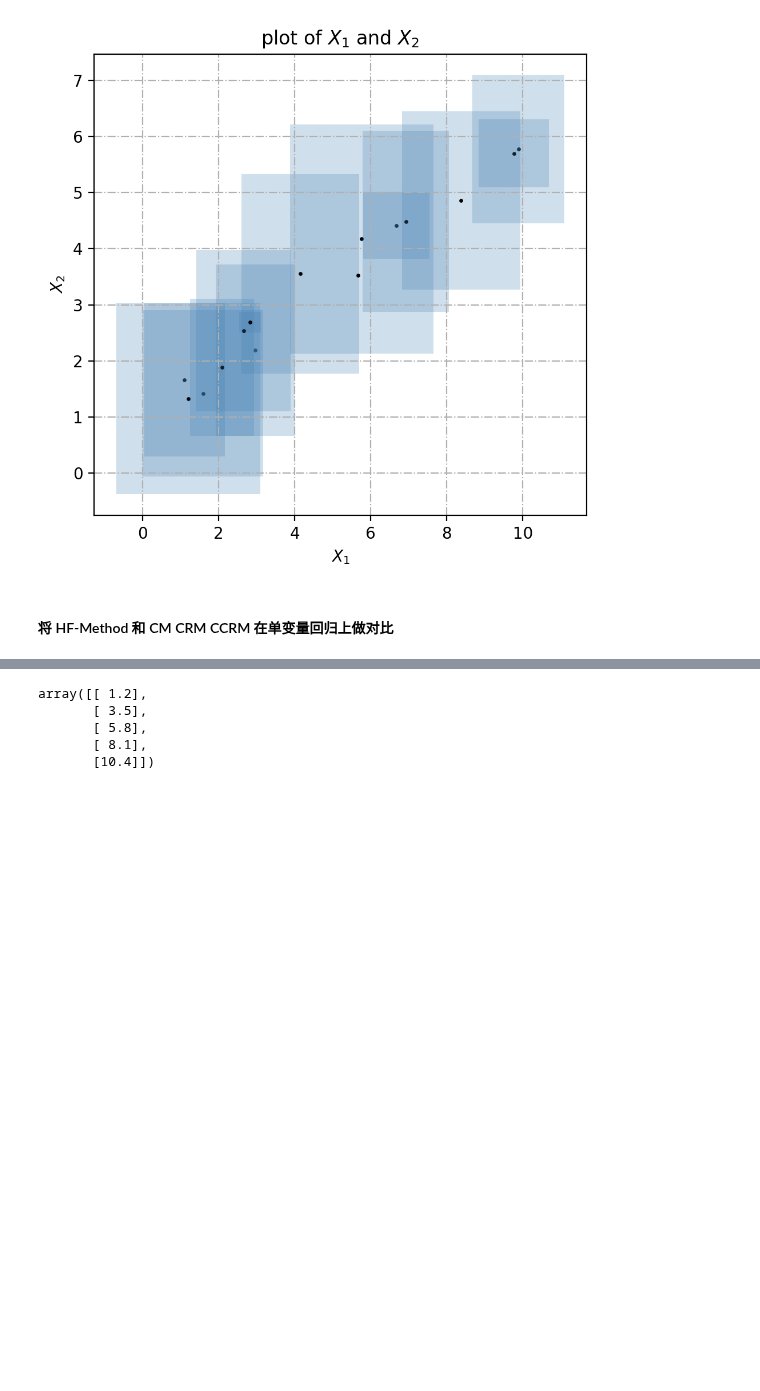
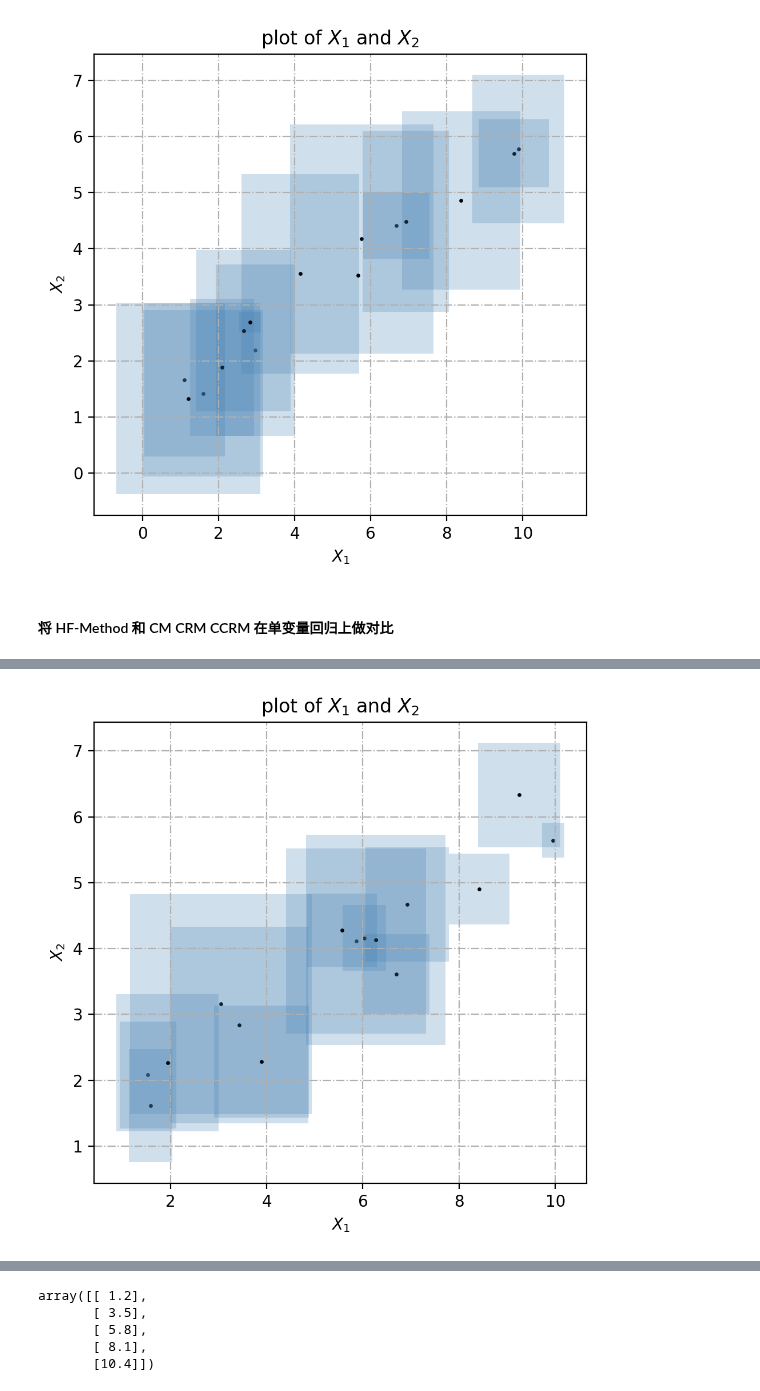
Before and after one commit to kxlkxl1999/ZKRP, a Jupyter notebook: regression.ipynb, the cells around one changed output, grey strips where cells are left out. Drawn from its saved outputs; the diff is of its cells as text; code cells hidden in the pictures; blank space fills up the shorter version.

```diff
--- a/regression.ipynb
+++ b/regression.ipynb
@@ -446,7 +446,7 @@ show3(y,yhat)
 # %% [markdown]
 #### 将 HF-Method 和 CM CRM CCRM 在单变量回归上做对比
 # %%
-np.random.seed(0)
+np.random.seed(123)
 n = 50
 x_r = abs(np.random.random(n)) * 2
 x_c = np.random.random(n)* 10
@@ -459,13 +459,13 @@ y1_c = 1/2 * x_c + 1 + 0.15 * np.random.randn(n).reshape((n,1))
 y1 = np.hstack((y1_c-y1_r, y1_c+y1_r))
 
 y2_r = abs(x_r + 0.25 * np.random.randn(n).reshape((n,1)))
-y2_c = 1/2 * x_c + 1 + 0.3 * np.random.randn(n).reshape((n,1))
+y2_c = 1/2 * x_c + 1 + 0.5 * np.random.randn(n).reshape((n,1))
 y2 = np.hstack((y2_c-y2_r, y2_c+y2_r))
 
 y3_r = abs(x_r + 0.25 * np.random.randn(n).reshape((n,1)))
-y3_c = 1/2 * x_c + 1 + 0.5 * np.random.randn(n).reshape((n,1))
+y3_c = 1/2 * x_c + 1 + 2 * np.random.randn(n).reshape((n,1))
 y3 = np.hstack((y3_c-y3_r, y3_c+y3_r))
 
 y4_r = abs(x_r + 0.5 * np.random.randn(n).reshape((n,1)))
-y4_c = 1/2 * x_c + 1 + 0.3 * np.random.randn(n).reshape((n,1))
+y4_c = 1/2 * x_c + 1 + 0.5 * np.random.randn(n).reshape((n,1))
 y4 = np.hstack((y4_c-y4_r, y4_c+y4_r))
@@ -471,0 +476,4 @@ y4 = np.hstack((y4_c-y4_r, y4_c+y4_r))
+# %%
+show3(x,y2,real=np.hstack((x_c, y2_c)),samples=15)
+# %% [output]
+[figure, added]
```
Also changed, not shown: parts of 3 cells of this notebook.
